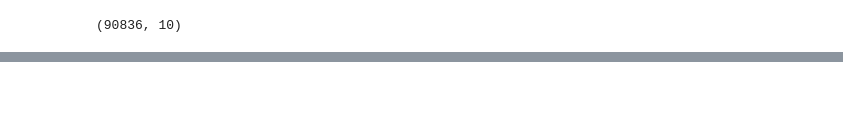
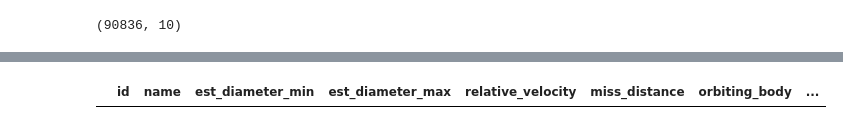
Before and after one commit to AndresDAM2526/PIA, a Jupyter notebook: Proyecto_1_Evaluacion.ipynb, the cells around one changed output, grey strips where cells are left out. Drawn from its saved outputs; the diff is of its cells as text; code cells hidden in the pictures; blank space fills up the shorter version.

```diff
--- a/Proyecto_1_Evaluacion.ipynb
+++ b/Proyecto_1_Evaluacion.ipynb
@@ -36,0 +88,4 @@ dataset.head()
+# %%
+dataset[dataset.duplicated()]
+# %% [output]
+|  | id | name | est_diameter_min | est_diameter_max | relative_velocity | miss_distance | orbiting_body | ... |
```
Also changed, not shown: parts of 12 cells of this notebook.
